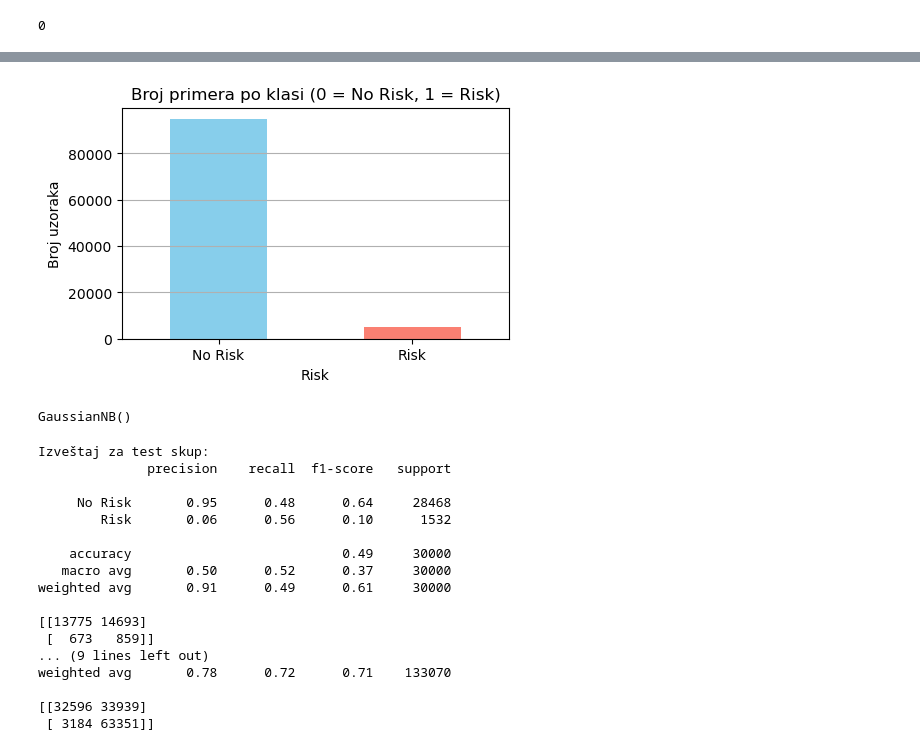
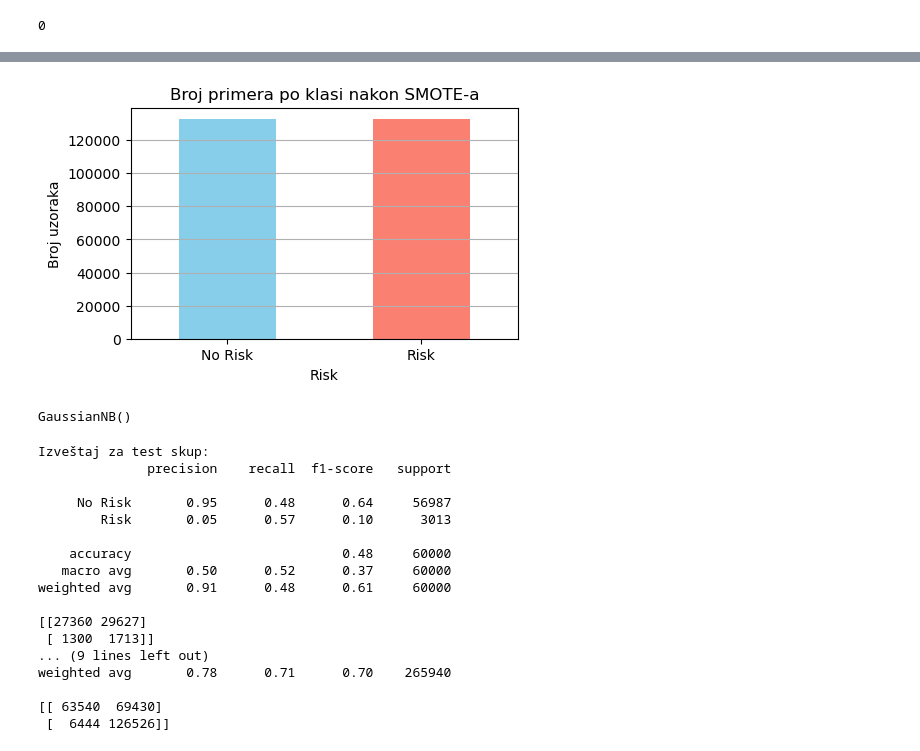
Before and after one commit to BabicDanica/Uvod_u_istrazivanje_podataka_projekat, a Jupyter notebook: klasifikacija/NaiveBayes_klasifikacija.ipynb, the cells around one changed output, grey strips where cells are left out. Drawn from its saved outputs; the diff is of its cells as text; code cells hidden in the pictures.

```diff
--- a/klasifikacija/NaiveBayes_klasifikacija.ipynb
+++ b/klasifikacija/NaiveBayes_klasifikacija.ipynb
@@ -14,7 +14,7 @@ from sklearn.metrics import (
 #uvoz skupa podataka
 
 df = pd.read_csv('../freMTPL2freq.csv')
-df = df.sample(n=100000, random_state=42)
+df = df.sample(n=200000, random_state=42)
 df.head()
 # %% [output]
 |  | IDpol | ClaimNb | Exposure | Area | VehPower | VehAge | DrivAge | BonusMalus | VehBrand | VehGas | ... |
@@ -50,9 +50,6 @@ df.duplicated().sum() #nemamo duplikata u skupu
 # %%
 # Nova kolona: da li je vozač imao bar jednu štetu
 df['Risk'] = df['ClaimNb'].apply(lambda x: 1 if x > 0 else 0)
-# %%
-# Nova ciljana kolona: 1 ako postoji šteta (ClaimNb > 0), inače 0
-df['Risk'] = (df['ClaimNb'] > 0).astype(int)
 # %%
 # Odabrane kolone (uključena 'DrivAge' za tvoju temu)
 #X = df[['DrivAge', 'VehPower', 'BonusMalus', 'Area', 'Density']]
@@ -66,4 +63,4 @@ X = pd.get_dummies(X, columns=['VehPower', 'BonusMalus', 'Area'])
 y = df['Risk']
 # %%
 # Podela podataka na trening i test skup
-X_train, X_test, y_train, y_test = train_test_split(X, y, test_size=0.3, random_state=42)
+X_train, X_test, y_train, y_test = train_test_split(X, y, test_size=0.3, random_state=42, stratify=y)
@@ -73,15 +82,15 @@ X_train, y_train = smote.fit_resample(X_train, y_train)
 # %%
 #balansiranost klasa
 
 plt.figure(figsize=(5, 3))
-y.value_counts().plot(kind='bar', color=['skyblue', 'salmon'])
-plt.title('Broj primera po klasi (0 = No Risk, 1 = Risk)')
+y_train.value_counts().plot(kind='bar', color=['skyblue', 'salmon'])
+plt.title('Broj primera po klasi nakon SMOTE-a')
 plt.xticks([0, 1], ['No Risk', 'Risk'], rotation=0)
 plt.ylabel('Broj uzoraka')
 plt.grid(axis='y')
 plt.show()
 # %% [output]
-[figure, old version]
+[figure, new version]
 # %%
 # Treniranje Naivnog Bajes modela
 model = GaussianNB()
@@ -104,20 +113,20 @@ print(confusion_matrix(y_train, y_train_pred))
 Izveštaj za test skup:
               precision    recall  f1-score   support
 
-     No Risk       0.95      0.48      0.64     28468
-        Risk       0.06      0.56      0.10      1532
+     No Risk       0.95      0.48      0.64     56987
+        Risk       0.05      0.57      0.10      3013
 
-    accuracy                           0.49     30000
-   macro avg       0.50      0.52      0.37     30000
-weighted avg       0.91      0.49      0.61     30000
+    accuracy                           0.48     60000
+   macro avg       0.50      0.52      0.37     60000
+weighted avg       0.91      0.48      0.61     60000
 
-[[13775 14693]
- [  673   859]]
+[[27360 29627]
+ [ 1300  1713]]
 ... (9 lines left out)
-weighted avg       0.78      0.72      0.71    133070
+weighted avg       0.78      0.71      0.70    265940
 
-[[32596 33939]
- [ 3184 63351]]
+[[ 63540  69430]
+ [  6444 126526]]
 # %%
 # matrica konfuzije
 cnf_matrix = confusion_matrix(y_test, y_test_pred)
```
Also changed, not shown: parts of 7 cells of this notebook, 3 other files.
